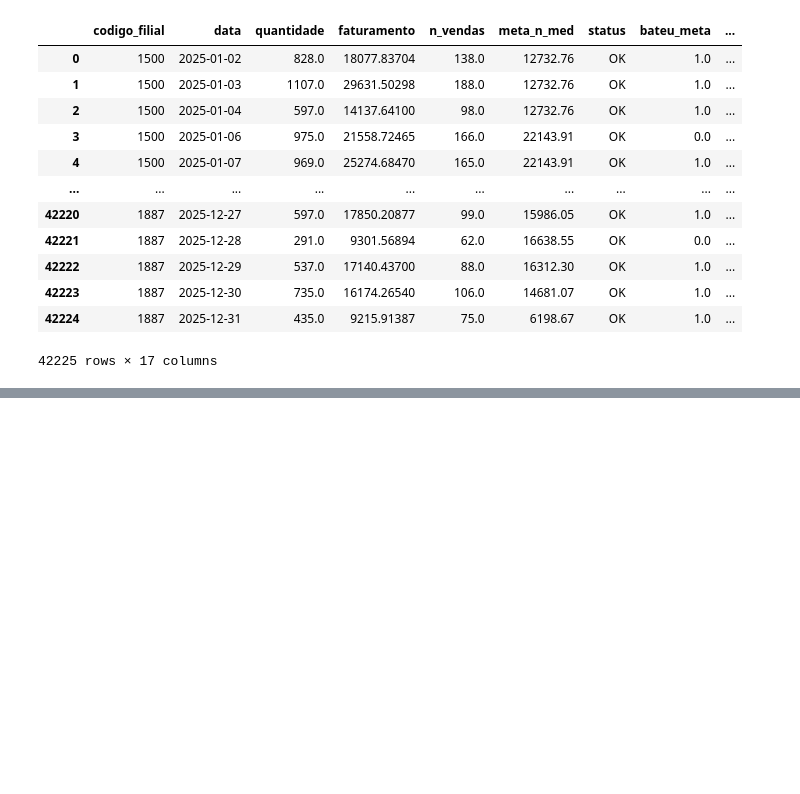
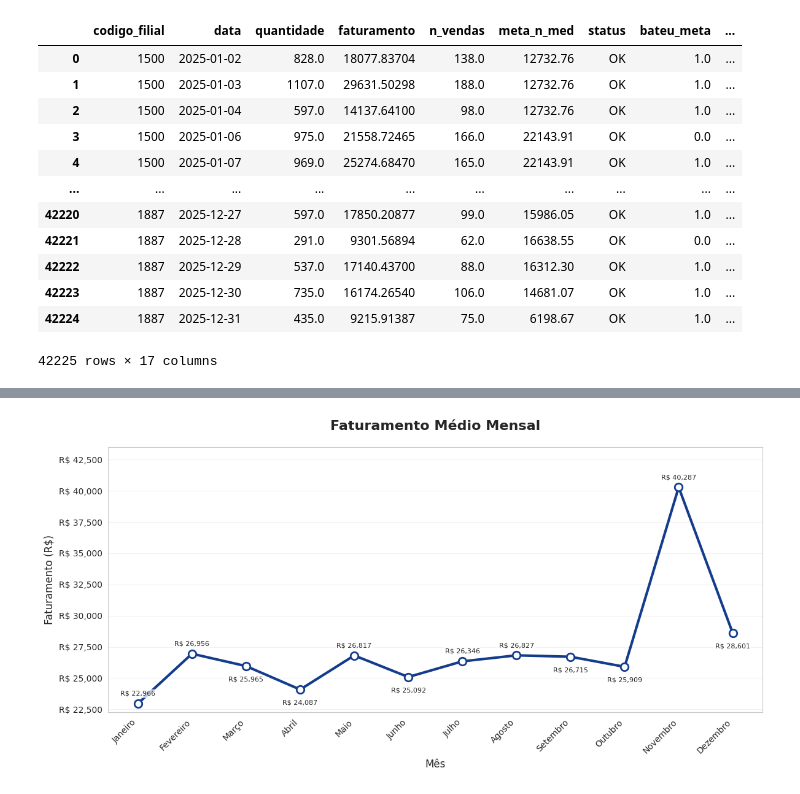
Before and after one commit to Thiagotl/case_panvel_ds_jr, a Jupyter notebook: section1.ipynb, the cells around one changed output, grey strips where cells are left out. Saved outputs shown, nothing was run; the diff lists cells and outputs as text; code cells hidden in the pictures; blank space fills up the shorter version.

```diff
--- a/section1.ipynb
+++ b/section1.ipynb
@@ -604,0 +942,78 @@ df_final
+# %%
+sns.set_style("whitegrid")
+
+# --- garante data em datetime e cria coluna mes ---
+df_plot = df_final.copy()
+df_plot["data"] = pd.to_datetime(df_plot["data"])
+df_plot["mes"] = df_plot["data"].dt.month
+
+# --- faturamento médio por mês ---
+sazonalidade_mes_faturamento = (
+    df_plot.groupby("mes")["faturamento"]
+    .mean()
+    .round(2)
+    .sort_index()
+)
+
+# --- nomes dos meses ---
+meses_nomes = [
+    "Janeiro", "Fevereiro", "Março", "Abril", "Maio", "Junho",
+    "Julho", "Agosto", "Setembro", "Outubro", "Novembro", "Dezembro"
+]
+sazonalidade_mes_faturamento.index = [meses_nomes[i-1] for i in sazonalidade_mes_faturamento.index]
+
+# --- gráfico ---
+y = sazonalidade_mes_faturamento.values
+labels = sazonalidade_mes_faturamento.index.tolist()
+x = np.arange(len(labels))
+
+fig, ax = plt.subplots(figsize=(12, 6))
+
+ax.plot(
+    x, y,
+    marker="o", linewidth=3, color="#143c8d", markersize=9,
+    markerfacecolor="white", markeredgewidth=2
+)
+
+ax.set_title("Faturamento Médio Mensal", fontsize=16, fontweight="bold", pad=20)
+ax.set_xlabel("Mês", fontsize=12)
+ax.set_ylabel("Faturamento (R$)", fontsize=12)
+
+ax.set_xticks(x)
+ax.set_xticklabels(labels, rotation=45, ha="right")
+
+# Formatação do eixo Y
+ax.yaxis.set_major_formatter(mtick.StrMethodFormatter("R$ {x:,.0f}"))
+
+# Folga no topo
+ax.set_ylim(y.min() * 0.97, y.max() * 1.08)
+
+# Grid suave
+ax.grid(True, axis="y", alpha=0.25)
+ax.grid(False, axis="x")
+
+# Rótulos alternando acima/abaixo
+for i, val in enumerate(y):
+    subiu = (i == 0) or (y[i] >= y[i-1])
+    dy = 8 if subiu else -12
+    va = "bottom" if subiu else "top"
+
+    texto = f"R$ {val:,.0f}"
+    # alternativa em "k":
+    # texto = f"R$ {val/1000:.1f}k"
+
+    ax.annotate(
+        texto,
+        (x[i], val),
+        textcoords="offset points",
+        xytext=(0, dy),
+        ha="center",
+        va=va,
+        fontsize=8,
+        bbox=dict(boxstyle="round,pad=0.18", fc="white", ec="none", alpha=0.75)
+    )
+
+plt.tight_layout()
+plt.show()
+# %% [output]
+[figure, added]
```
Also changed, not shown: parts of 13 cells of this notebook.
